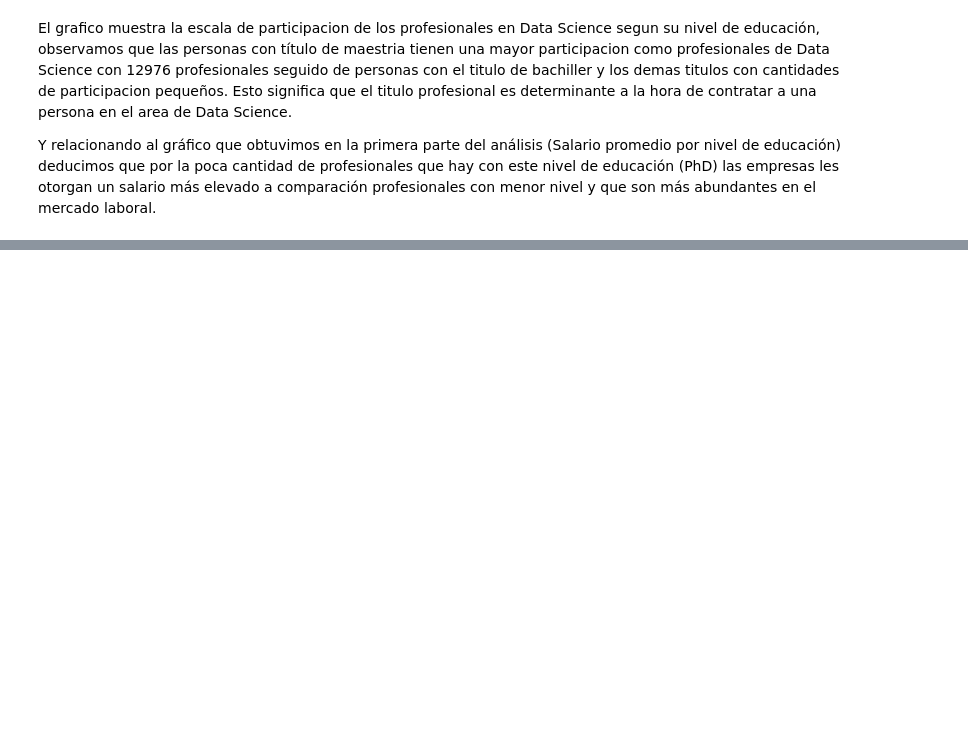
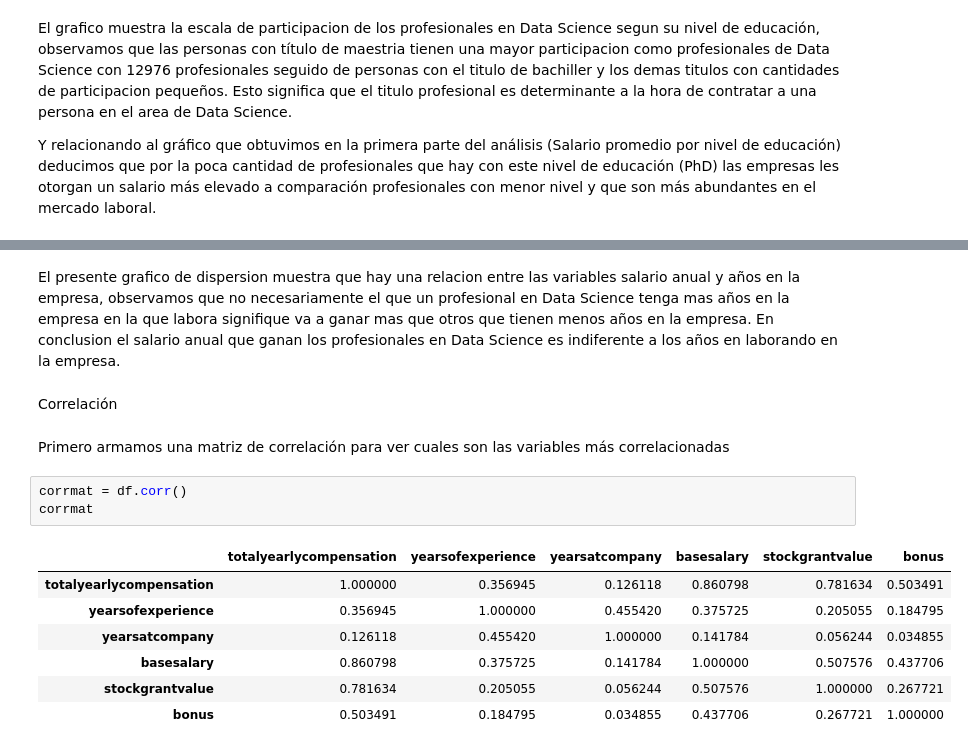
Before and after one commit to joevilla96/-DataProyect, a Jupyter notebook: src/EDA1.ipynb, the cells around one changed output, grey strips where cells are left out. Saved outputs shown, nothing was run; the diff lists cells and outputs as text; blank space fills up the shorter version.

```diff
--- a/src/EDA1.ipynb
+++ b/src/EDA1.ipynb
@@ -179,0 +191,17 @@ Y relacionando al gráfico que obtuvimos en la primera parte del análisis (Sala
+# %% [markdown]
+El presente grafico de dispersion muestra que hay una relacion entre las variables salario anual y años en la empresa, observamos que no necesariamente el que un profesional en Data Science tenga mas años en la empresa en la que labora signifique va a ganar mas que otros que tienen menos años en la empresa. En conclusion el salario anual que ganan los profesionales en Data Science es indiferente a los años en laborando en la empresa.
+# %% [markdown]
+ Correlación
+# %% [markdown]
+Primero armamos una matriz de correlación para ver cuales son las variables más correlacionadas
+# %%
+corrmat = df.corr()
+corrmat
+# %% [output]
+|  | totalyearlycompensation | yearsofexperience | yearsatcompany | basesalary | stockgrantvalue | bonus |
+| totalyearlycompensation | 1.000000 | 0.356945 | 0.126118 | 0.860798 | 0.781634 | 0.503491 |
+| yearsofexperience | 0.356945 | 1.000000 | 0.455420 | 0.375725 | 0.205055 | 0.184795 |
+| yearsatcompany | 0.126118 | 0.455420 | 1.000000 | 0.141784 | 0.056244 | 0.034855 |
+| basesalary | 0.860798 | 0.375725 | 0.141784 | 1.000000 | 0.507576 | 0.437706 |
+| stockgrantvalue | 0.781634 | 0.205055 | 0.056244 | 0.507576 | 1.000000 | 0.267721 |
+| bonus | 0.503491 | 0.184795 | 0.034855 | 0.437706 | 0.267721 | 1.000000 |
```
Also changed, not shown: parts of 32 cells of this notebook.
